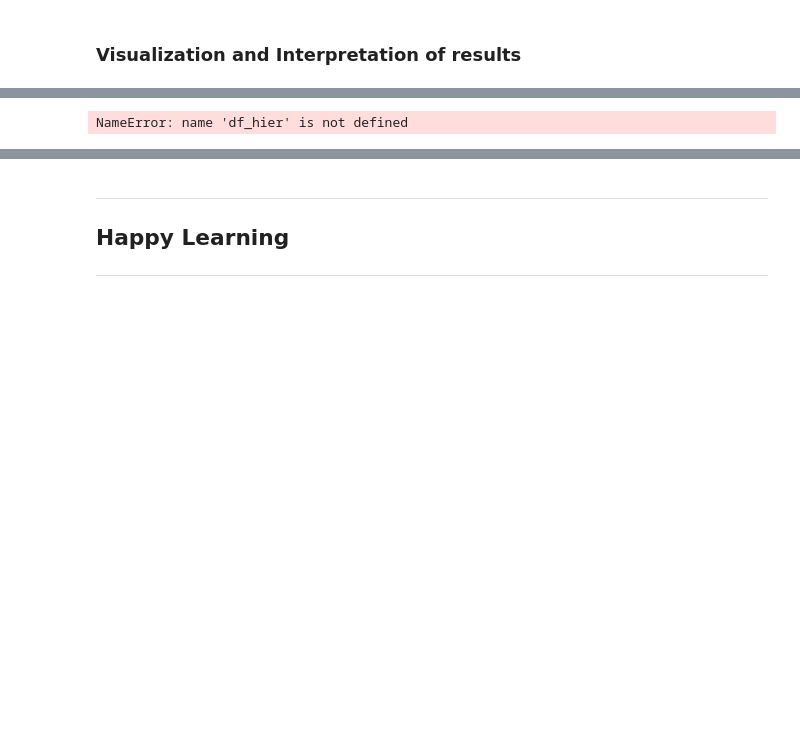
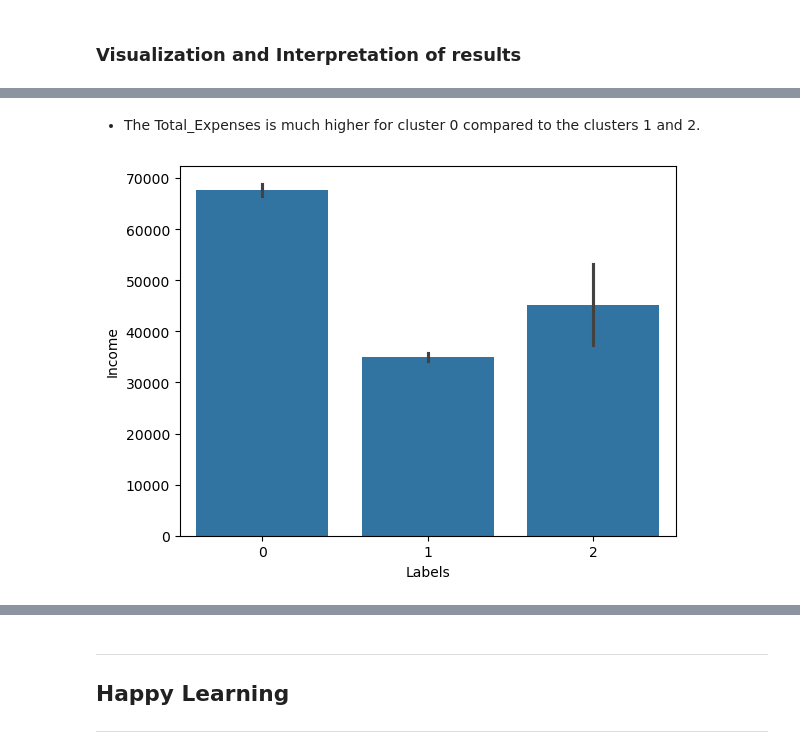
Before and after one commit to Git-User-GIT/Shiksha_Lab4_PythonforDS, a Jupyter notebook: Unsupervised Learning - Lab session4.ipynb, the cells around one changed output, grey strips where cells are left out. Drawn from its saved outputs; the diff is of its cells as text; code cells hidden in the pictures; blank space fills up the shorter version.

```diff
--- a/Unsupervised Learning - Lab session4.ipynb
+++ b/Unsupervised Learning - Lab session4.ipynb
@@ -470,5 +506,7 @@ NameError: name 'df_hier' is not defined
+# %% [markdown]
+- The Total_Expenses is much higher for cluster 0 compared to the clusters 1 and 2.
 # %%
-sns.barplot(df_hier['Labels'],df_hier['Income'])
+sns.barplot(x=df_hier['Labels'],y=df_hier['Income'])
 plt.show()
 # %% [output]
-NameError: name 'df_hier' is not defined
+[figure, added]
```
Also changed, not shown: parts of 39 cells of this notebook.
